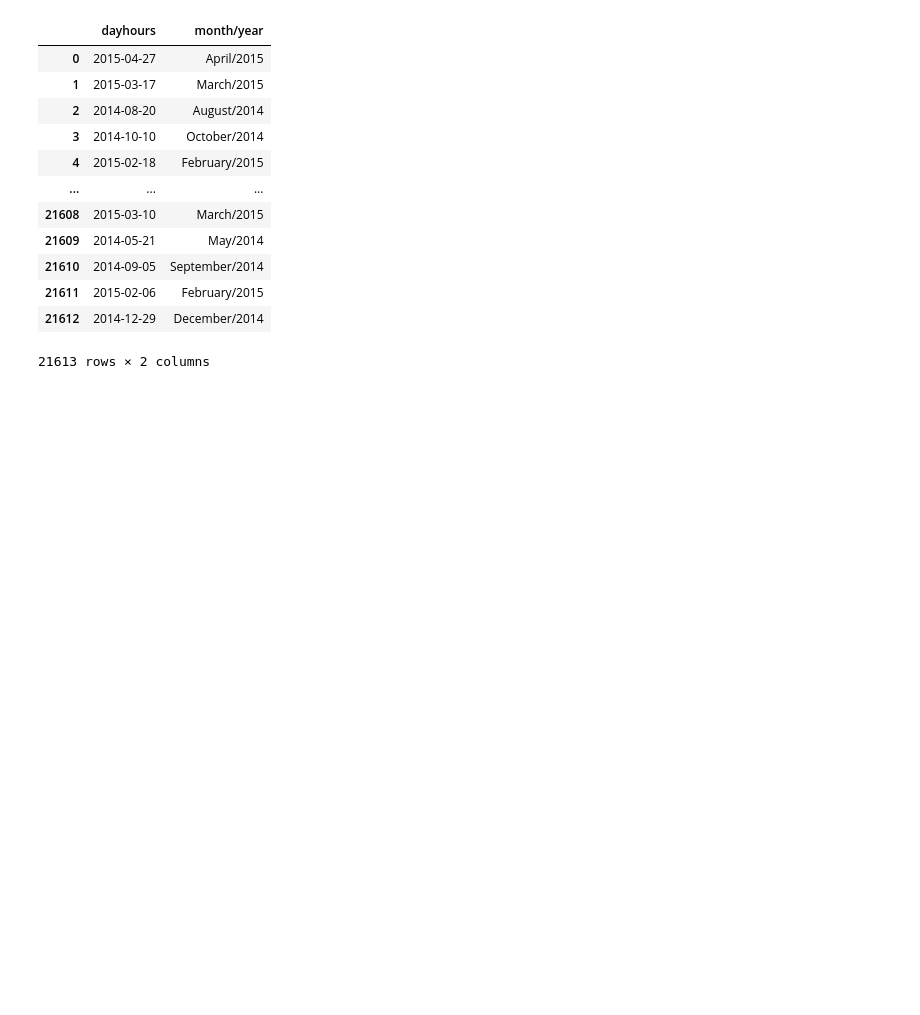
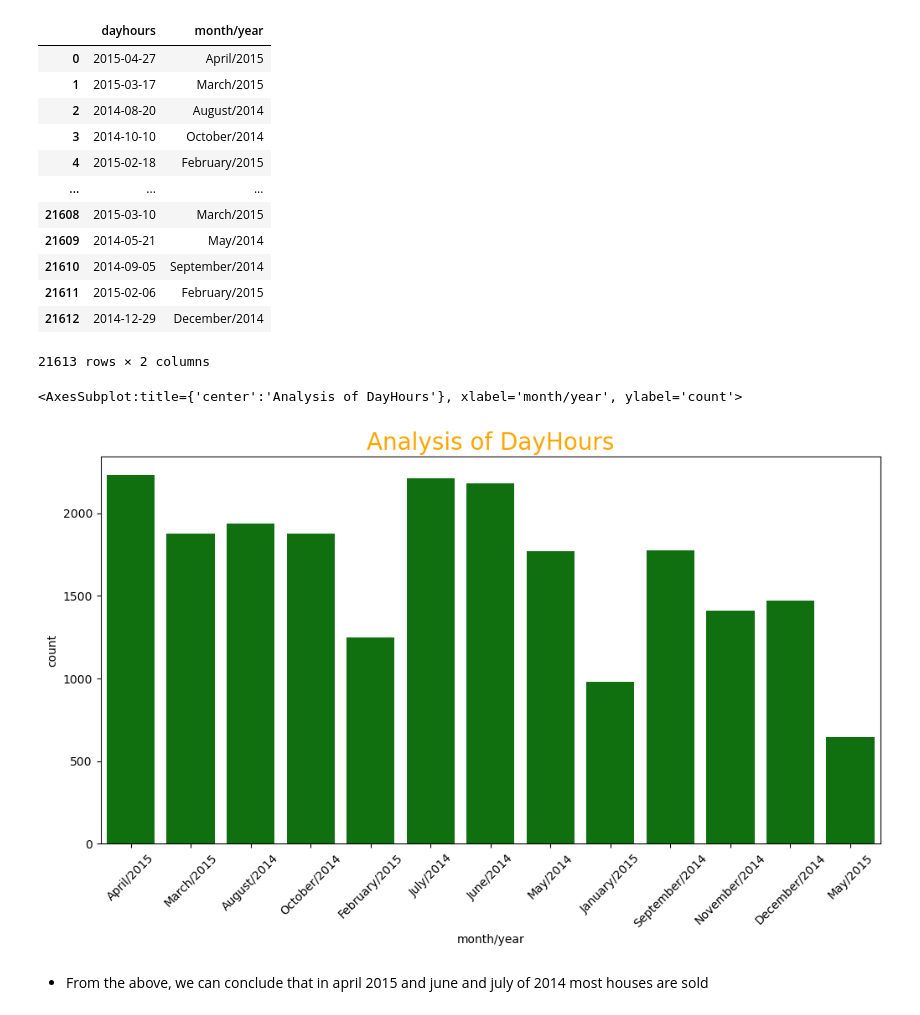
Before and after one commit to rivillasm/ineuron, a Jupyter notebook: Projects/RealEstate.ipynb, the cells around one changed output. Drawn from its saved outputs; the diff is of its cells as text; code cells hidden in the pictures; blank space fills up the shorter version.

```diff
--- a/Projects/RealEstate.ipynb
+++ b/Projects/RealEstate.ipynb
@@ -541,3 +541,14 @@ df[['dayhours','month/year']]
 | 21611 | 2015-02-06 | February/2015 |
 | 21612 | 2014-12-29 | December/2014 |
 21613 rows × 2 columns
+# %%
+# houses sale per month
+plt.figure(figsize=(12,6))
+plt.xticks(rotation = 45)
+plt.title(f"Analysis of DayHours" , fontsize=20, color="orange")
+sns.countplot(df['month/year'],color='green')
+# %% [output]
+<AxesSubplot:title={'center':'Analysis of DayHours'}, xlabel='month/year', ylabel='count'>
+[figure, added]
+# %% [markdown]
+* From the above, we can conclude that in april 2015 and june and july of 2014 most houses are sold
```
Also changed, not shown: parts of 1 cell of this notebook.
